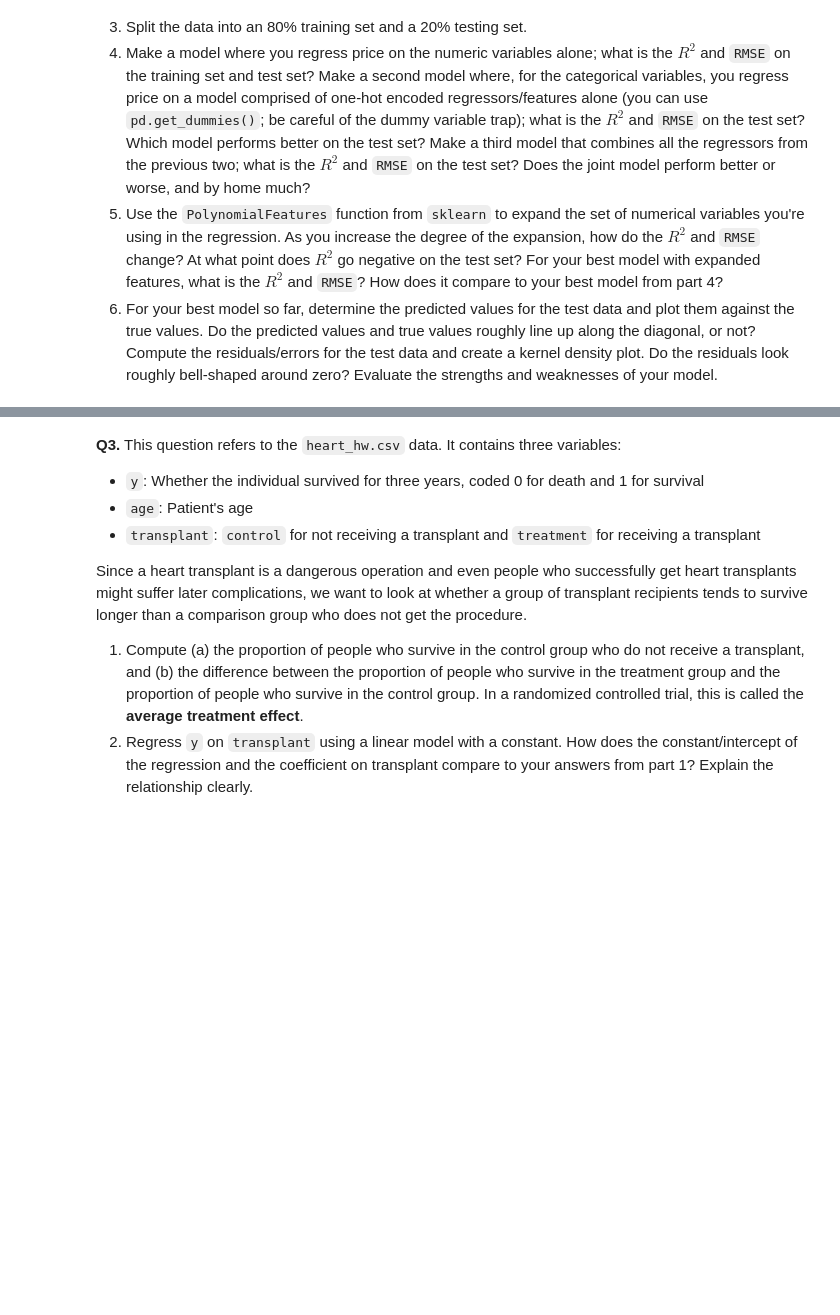
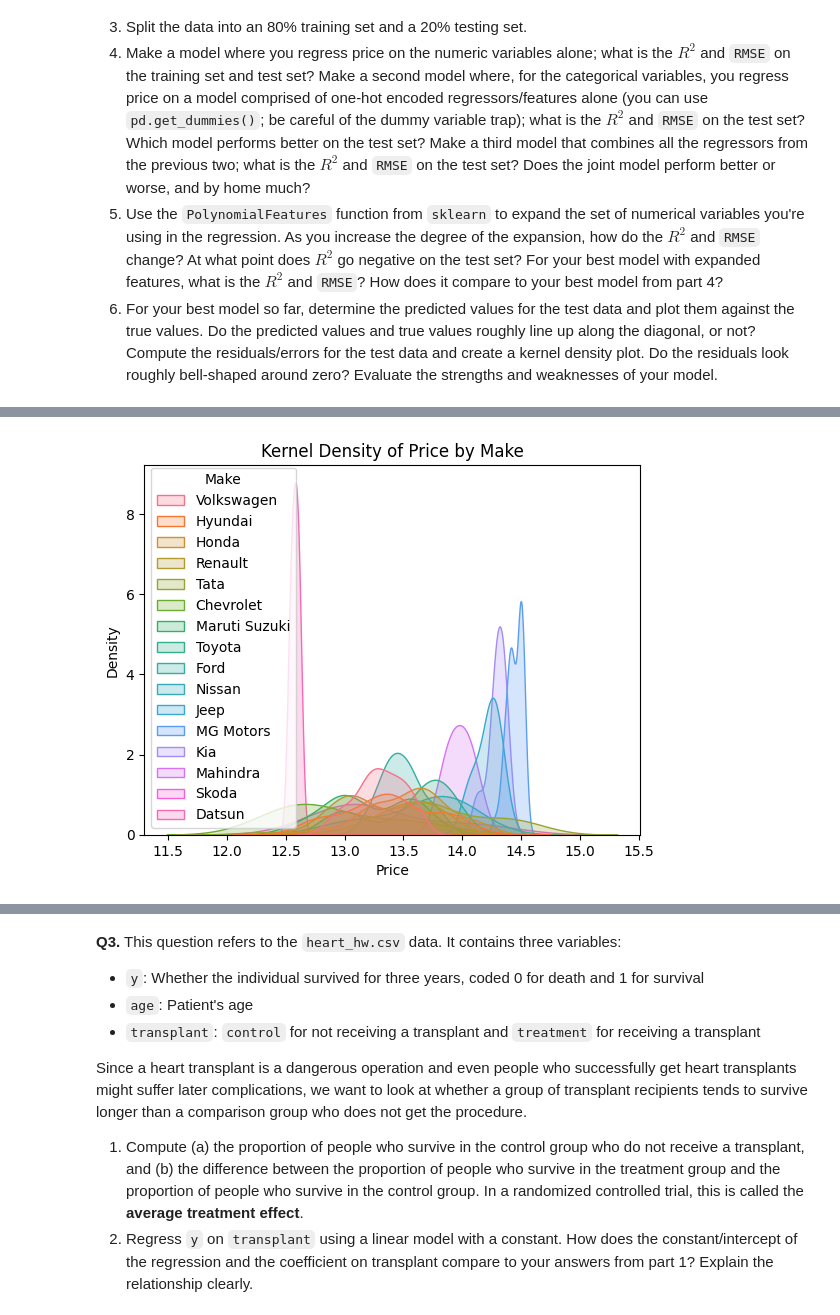
Before and after one commit to mchen899923/linear_models_assignment, a Jupyter notebook: assignment.ipynb, the cells around one changed output, grey strips where cells are left out. Drawn from its saved outputs; the diff is of its cells as text; code cells hidden in the pictures; blank space fills up the shorter version.

```diff
--- a/assignment.ipynb
+++ b/assignment.ipynb
@@ -41,0 +155,9 @@ Attached my work to Github file
+# %%
+sns.kdeplot(data = cars_df, x = "Price", hue = "Make", fill = True, common_norm = False)
+
+plt.title("Kernel Density of Price by Make")
+plt.xlabel("Price")
+plt.ylabel("Density")
+plt.show()
+# %% [output]
+[figure, added]
```
Also changed, not shown: parts of 33 cells of this notebook.
